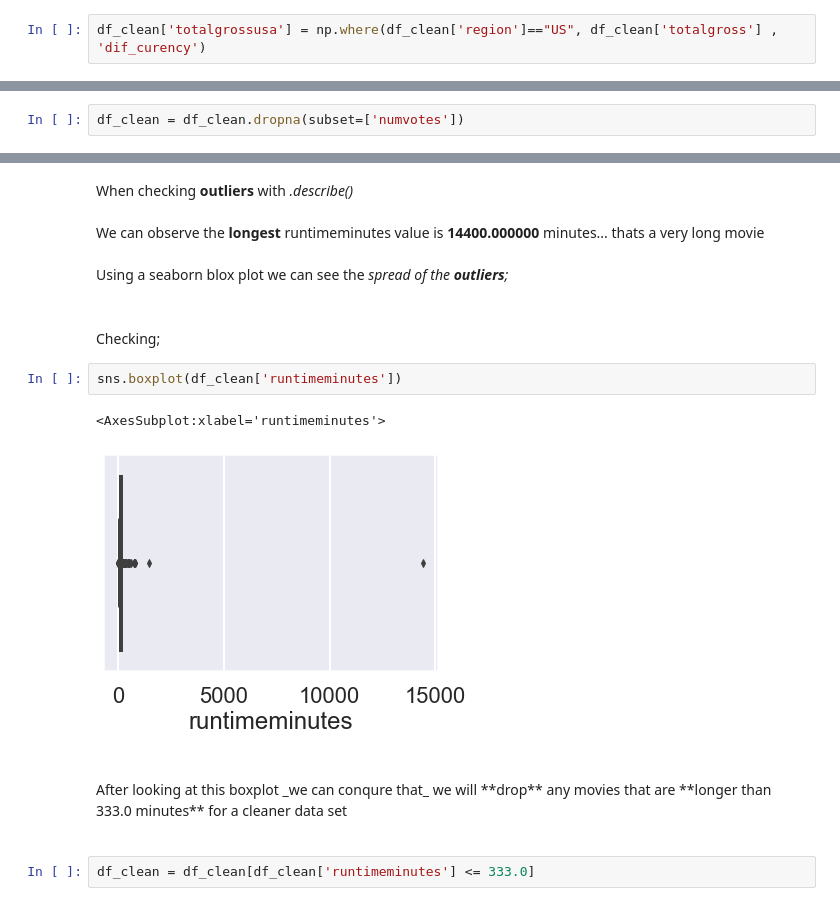
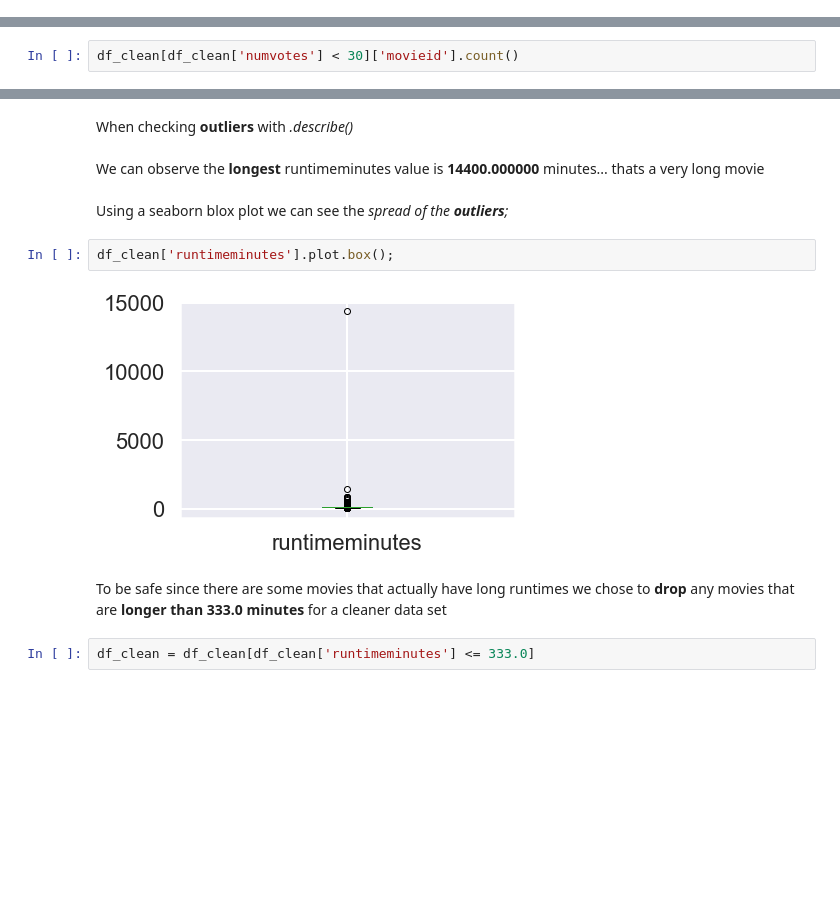
Before and after one commit to learn-co-curriculum/dsc-phase-2-project-v3, a Jupyter notebook: index.ipynb, the cells around one changed output, grey strips where cells are left out. Drawn from its saved outputs; the diff is of its cells as text; blank space fills up the shorter version.

```diff
--- a/index.ipynb
+++ b/index.ipynb
@@ -411,2 +377,0 @@ Because different regions will have different currency affecting our data in a n
-# %%
-df_clean['totalgrossusa'] = np.where(df_clean['region']=="US", df_clean['totalgross'] , 'dif_curency')
@@ -494,2 +406,2 @@ df_clean['numvotes'].min()
 # %%
-df_clean = df_clean.dropna(subset=['numvotes'])
+df_clean[df_clean['numvotes'] < 30]['movieid'].count()
@@ -534,19 +434,12 @@ We can observe the **longest** runtimeminutes value is **14400.000000** minutes.
 <br>
 <br>
 Using a seaborn blox plot we can see the _spread of the **outliers**;_
-# %% [markdown]
-<br>
-Checking;
-# %%
-sns.boxplot(df_clean['runtimeminutes'])
-# %% [output]
-<AxesSubplot:xlabel='runtimeminutes'>
-[figure, removed]
+# %%
+df_clean['runtimeminutes'].plot.box();
+# %% [output]
+[figure, added]
 # %% [markdown]
-<br>
-After looking at this boxplot _we can conqure that_ we will **drop** any movies that are **longer than 333.0 minutes** for a cleaner data set
-<br>
-<br>
+To be safe since there are some movies that actually have long runtimes we chose to **drop** any movies that are **longer than 333.0 minutes** for a cleaner data set
 # %%
 df_clean = df_clean[df_clean['runtimeminutes'] <= 333.0]
 # %% [markdown]
```
Also changed, not shown: parts of 104 cells of this notebook, 4 other files.
